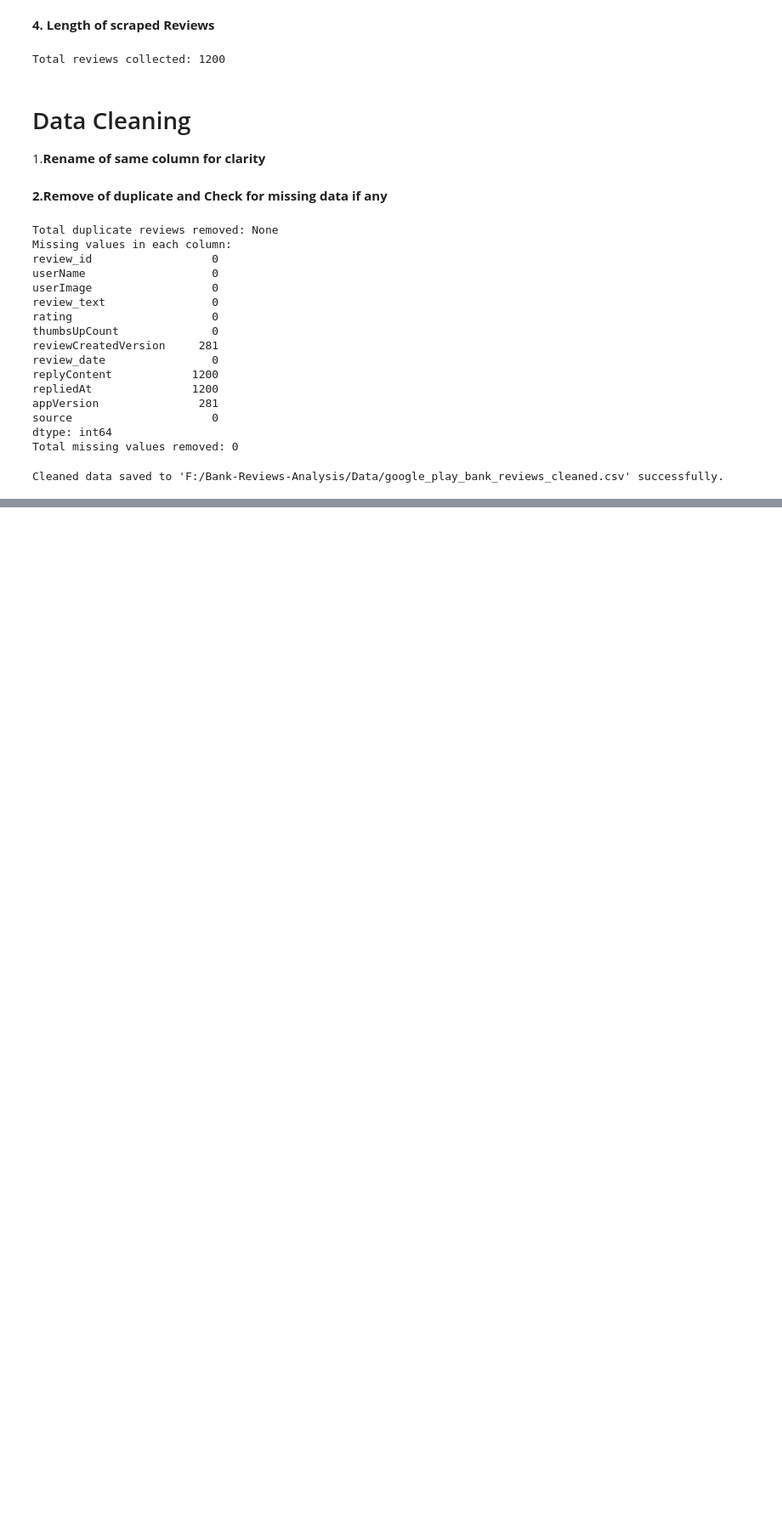
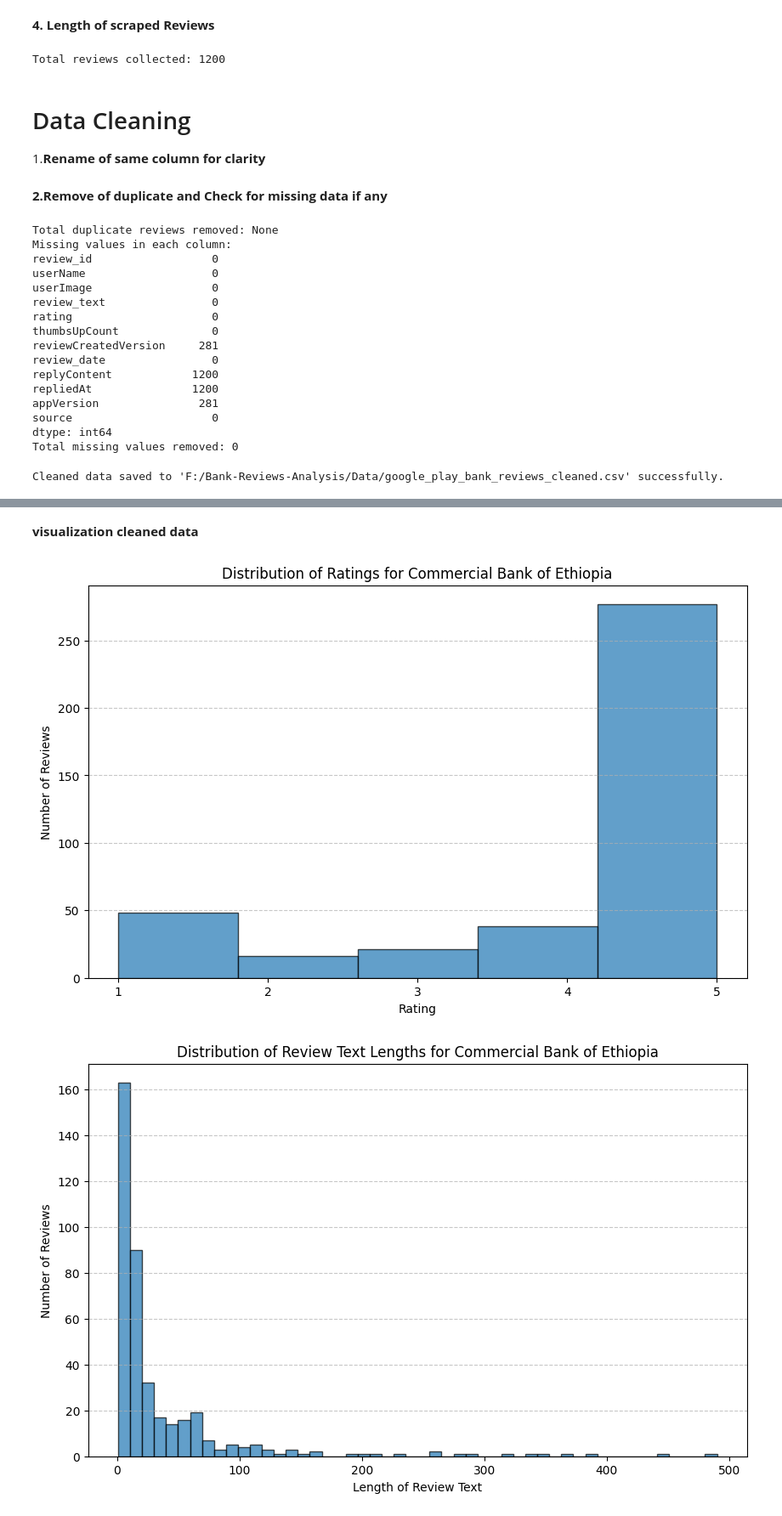
Before and after one commit to nanecha/Bank-Reviews-Analysis, a Jupyter notebook: notebookes/web_scraping_preprocessing.ipynb, the cells around one changed output, grey strips where cells are left out. Shown at 85% size. Saved outputs shown, nothing was run; the diff lists cells and outputs as text; code cells hidden in the pictures; blank space fills up the shorter version.

Commit message:
visualization of cleaned data

```diff
--- a/notebookes/web_scraping_preprocessing.ipynb
+++ b/notebookes/web_scraping_preprocessing.ipynb
@@ -135,11 +126,0 @@ Cleaned data saved to 'F:/Bank-Reviews-Analysis/Data/google_play_bank_reviews_cl
-# %%
-Preprocessing function
-def preprocess_text(text):
-    tokens = word_tokenize(text.lower())
-    lemmatizer = WordNetLemmatizer()
-    stop_words = set(stopwords.words('english'))
-    tokens = [lemmatizer.lemmatize(word) for word in tokens if word.isalnum() and word not in stop_words]
-    return ' '.join(tokens)
-
-# Apply preprocessing
-df_reviews['processed_review'] = df_reviews['review_text'].apply(preprocess_text)
@@ -159,0 +127,27 @@ df_reviews.head(10)
+# %% [markdown]
+**visualization cleaned data**
+# %%
+#Extract the first 400 raw from df_reviews
+CBE_bank = df_reviews.iloc[:400]
+#save the CBE bank reviews to csv file
+CBE_bank.to_csv('F:/Bank-Reviews-Analysis/Data/CBE_bank_reviews.csv', index=False, encoding='utf-8-sig')
+CBE_bank.head(10)
+#visualization CBE bank reviews
+plt.figure(figsize=(10, 6))
+plt.hist(CBE_bank['rating'], bins=5, edgecolor='black', alpha=0.7)
+plt.title('Distribution of Ratings for Commercial Bank of Ethiopia')
+plt.xlabel('Rating')
+plt.ylabel('Number of Reviews')
+plt.xticks(range(1, 6))
+plt.grid(axis='y', linestyle='--', alpha=0.7)
+#Reveiw_text visualization
+plt.figure(figsize=(10, 6))
+plt.hist(CBE_bank['review_text'].str.len(), bins=50, edgecolor='black', alpha=0.7)
+plt.title('Distribution of Review Text Lengths for Commercial Bank of Ethiopia')
+plt.xlabel('Length of Review Text')
+plt.ylabel('Number of Reviews')
+plt.grid(axis='y', linestyle='--', alpha=0.7)
+plt.show()
+# %% [output]
+[figure, added]
+[figure, added]
```
Also changed, not shown: parts of 4 cells of this notebook, 3 other files.
